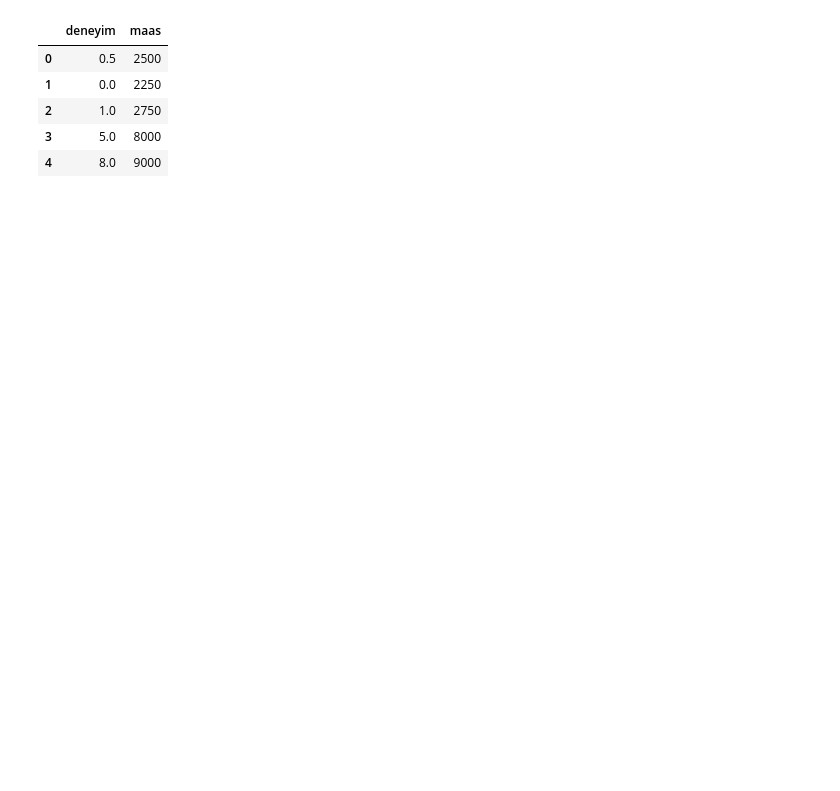
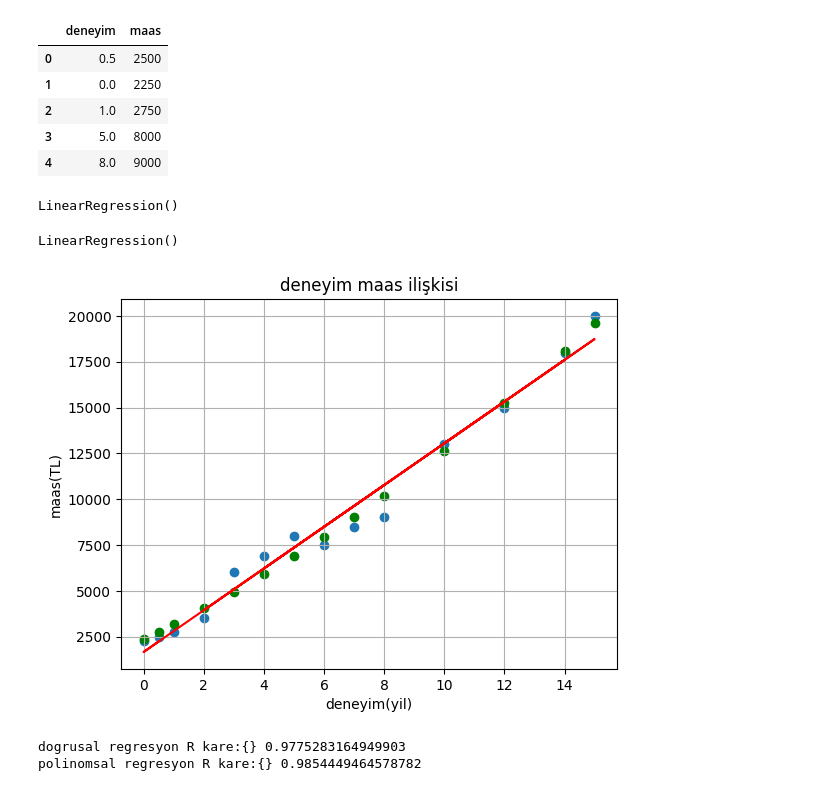
Before and after one commit to EmreUludag0/BTK-VeriBilimiMakineOgrenimiBootcamp, a Jupyter notebook: pythonMakineOgrenmesi/makineOgrenimi4.ipynb, the cells around one changed output. Cells and saved outputs as stored; diff of their text form; code cells hidden in the pictures; blank space fills up the shorter version.

```diff
--- a/pythonMakineOgrenmesi/makineOgrenimi4.ipynb
+++ b/pythonMakineOgrenmesi/makineOgrenimi4.ipynb
@@ -16,3 +16,45 @@ df.head()
 | 2 | 1.0 | 2750 |
 | 3 | 5.0 | 8000 |
 | 4 | 8.0 | 9000 |
+# %%
+# data icerisinde bulunan maas ve deneyim sutunlari numpy array'e cevirir
+x = df.deneyim.values.reshape(-1,1)
+y = df.maas.values.reshape(-1,1)
+# %%
+# Dogrusal Regresyon Modeli
+linear_reg = LinearRegression()
+# Dogrusal Regresyon Egitimi
+linear_reg.fit(x,y)
+# %% [output]
+LinearRegression()
+# %%
+# Polinom regresyon modeli Egitimi
+polinom_regresyon = PolynomialFeatures(degree = 2) # 2. dereceden polinom
+
+x_polinom = polinom_regresyon.fit_transform(x)
+
+poly_reg = LinearRegression()
+poly_reg.fit(x_polinom, y)
+# %% [output]
+LinearRegression()
+# %%
+#test
+y_tahmin_linear = linear_reg.predict(x)
+y_tahmin_poly = poly_reg.predict(x_polinom)
+
+plt.scatter(df.deneyim, df.maas)
+plt.plot(x,y_tahmin_linear,color = "red", label= "dogrusal")
+plt.scatter(x, y_tahmin_poly, color = "green", label = "polinomsal")
+plt.xlabel("deneyim(yil)")
+plt.ylabel("maas(TL)")
+plt.title("deneyim maas ilişkisi")
+plt.grid(True)
+plt.show()
+# %% [output]
+[figure, added]
+# %%
+print("dogrusal regresyon R kare:{}", r2_score(y,y_tahmin_linear))
+print("polinomsal regresyon R kare:{}",r2_score(y,y_tahmin_poly))
+# %% [output]
+dogrusal regresyon R kare:{} 0.9775283164949903
+polinomsal regresyon R kare:{} 0.9854449464578782
```
Also changed, not shown: parts of 2 cells of this notebook, 2 other files.
